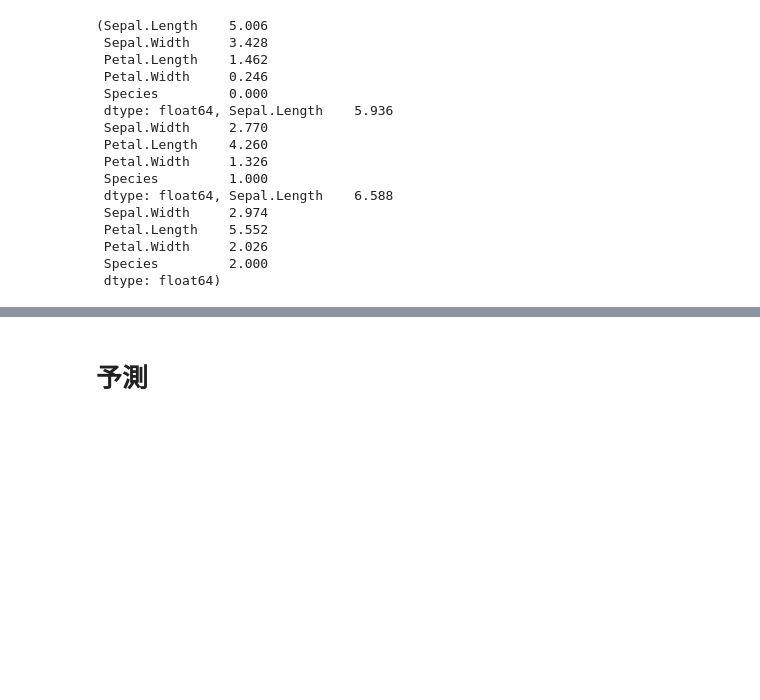
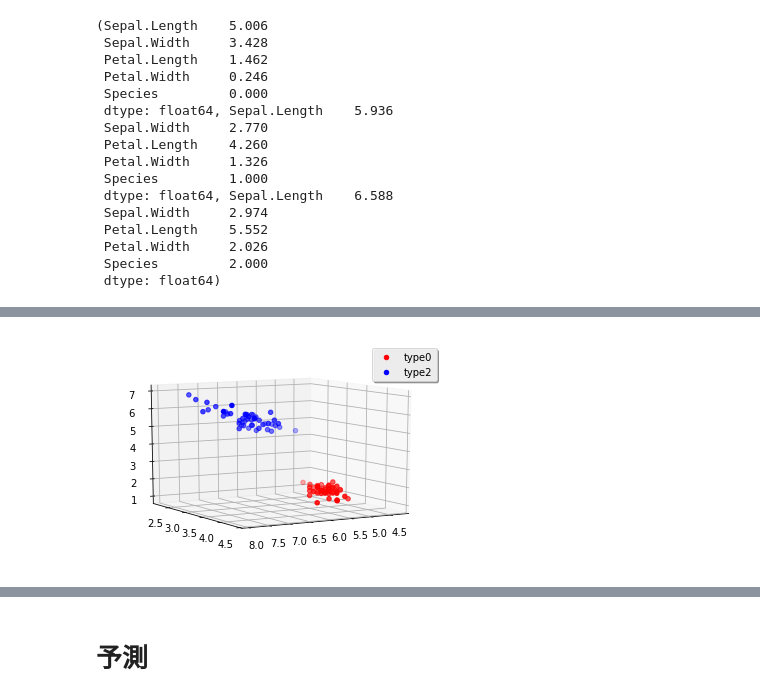
Before and after one commit to barnrang/biostat2017, a Jupyter notebook: rakugaki/ayame.ipynb, the cells around one changed output, grey strips where cells are left out. Drawn from its saved outputs; the diff is of its cells as text; code cells hidden in the pictures; blank space fills up the shorter version.

```diff
--- a/rakugaki/ayame.ipynb
+++ b/rakugaki/ayame.ipynb
@@ -97,0 +123,10 @@ df0_mean, df1_mean, df2_mean
+# %%
+fig = plt.figure()
+ax = fig.gca(projection='3d')
+ax.scatter(df0_plot['Sepal.Length'], df0_plot['Sepal.Width'], df0_plot['Petal.Length'], color='r', label='type0')
+ax.view_init(10,60)
+ax.scatter(df2_plot['Sepal.Length'], df2_plot['Sepal.Width'], df2_plot['Petal.Length'], color='b', label='type2')
+ax.legend(loc='best',fancybox=True, shadow=True)
+plt.show()
+# %% [output]
+[figure, added]
```
Also changed, not shown: parts of 4 cells of this notebook.
